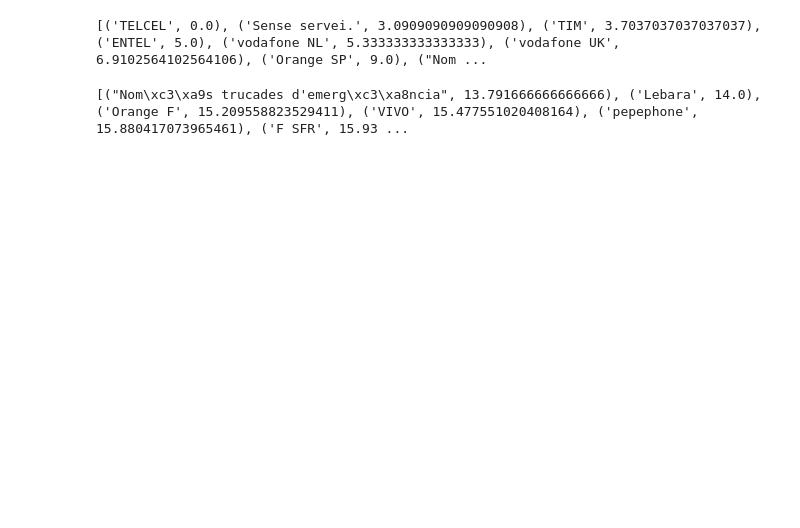
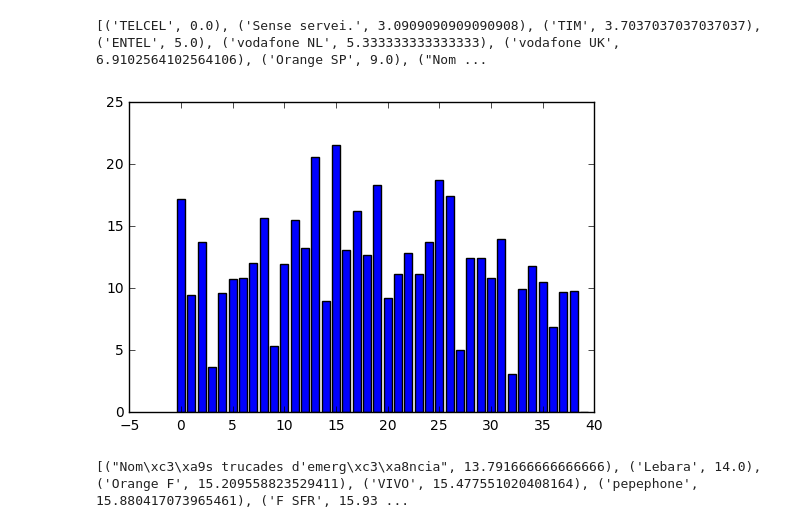
Before and after one commit to RichardoC/ACCD, a Jupyter notebook: Angel_test.ipynb, the cells around one changed output. Cells and saved outputs as stored; diff of their text form; code cells hidden in the pictures; blank space fills up the shorter version.

```diff
--- a/Angel_test.ipynb
+++ b/Angel_test.ipynb
@@ -217,6 +223,11 @@ print sorted_avg
 print sorted_min
 # %% [output]
 [('TELCEL', 0.0), ('Sense servei.', 3.0909090909090908), ('TIM', 3.7037037037037037), ('ENTEL', 5.0), ('vodafone NL', 5.333333333333333), ('vodafone UK', 6.9102564102564106), ('Orange SP', 9.0), ("Nom ...
+# %%
+plt.bar(range(len(signal_min)), signal_min.values(), align='center')
+plt.show()
+# %% [output]
+[figure, added]
 # %%
 print sorted_max
 # %% [output]
```
Also changed, not shown: parts of 17 cells of this notebook.
